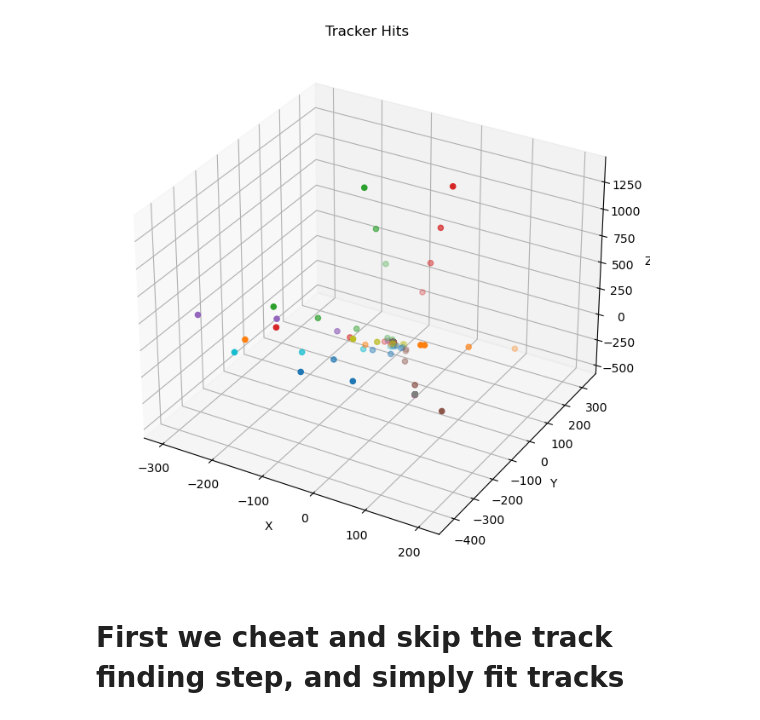
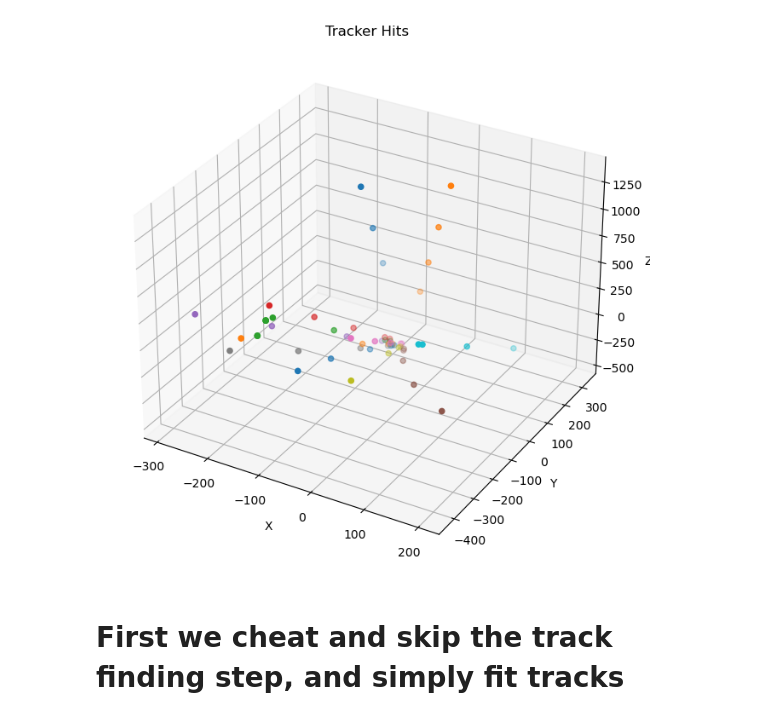
Before and after one commit to P4GAN/B8_Project, a Jupyter notebook: Analysis/TrackAnalysis.ipynb, the cells around one changed output. Saved outputs shown, nothing was run; the diff lists cells and outputs as text; code cells hidden in the pictures.

```diff
--- a/Analysis/TrackAnalysis.ipynb
+++ b/Analysis/TrackAnalysis.ipynb
@@ -5,4 +5,4 @@ import matplotlib.pyplot as plt
 import pandas as pd
 import ROOT
 # %%
-file = ROOT.TFile.Open("../DetectorSimulation/Run0_t4.root")
+file = ROOT.TFile.Open("../DetectorSimulation/output/run_20260207205200.110647_t6.root")
@@ -30,39 +76,39 @@ hits.Print()
 # %%
 import numpy as np
 from mpl_toolkits.mplot3d import Axes3D
 
 num_hits = hits.GetEntries()
 
 x = np.zeros(num_hits)
 y = np.zeros(num_hits)
 z = np.zeros(num_hits)
 
-tracks = {}
+trackHits = {}
 
 for i in range(num_hits):
     hits.GetEntry(i)
     x[i] = hits.PositionX
     y[i] = hits.PositionY
     z[i] = hits.PositionZ
     trackID = hits.TrackID
-    if trackID not in tracks:
-        tracks[trackID] = []
-    tracks[trackID].append((hits.PositionX, hits.PositionY, hits.PositionZ))
+    if trackID not in trackHits:
+        trackHits[trackID] = []
+    trackHits[trackID].append((hits.PositionX, hits.PositionY, hits.PositionZ))
 
 fig = plt.figure(figsize=(10, 8))
 ax = fig.add_subplot(111, projection='3d')
 ax.set_xlabel('X')
 ax.set_ylabel('Y')
 ax.set_zlabel('Z')
 ax.set_title('Tracker Hits')
 
-for track in tracks.values():
+for track in trackHits.values():
     x, y, z = zip(*track)
     ax.scatter(x, y, z)
 
 plt.show()
 # %% [output]
-[figure, old version]
+[figure, new version]
 # %% [markdown]
 # First we cheat and skip the track finding step, and simply fit tracks
 # %%
```
Also changed, not shown: parts of 10 cells of this notebook, 17 other files.
